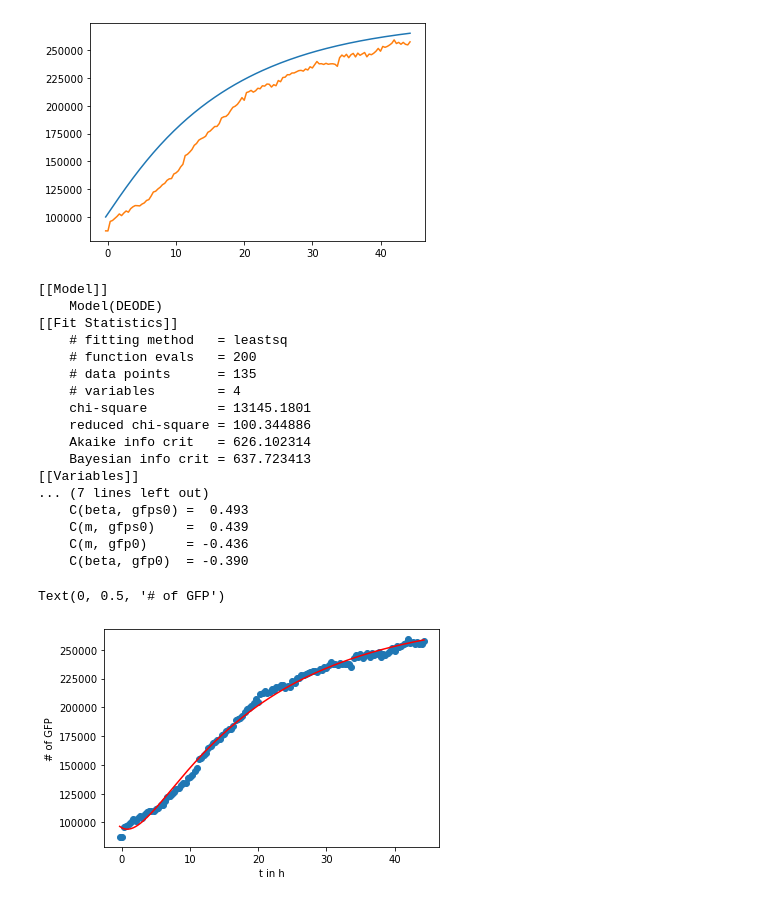
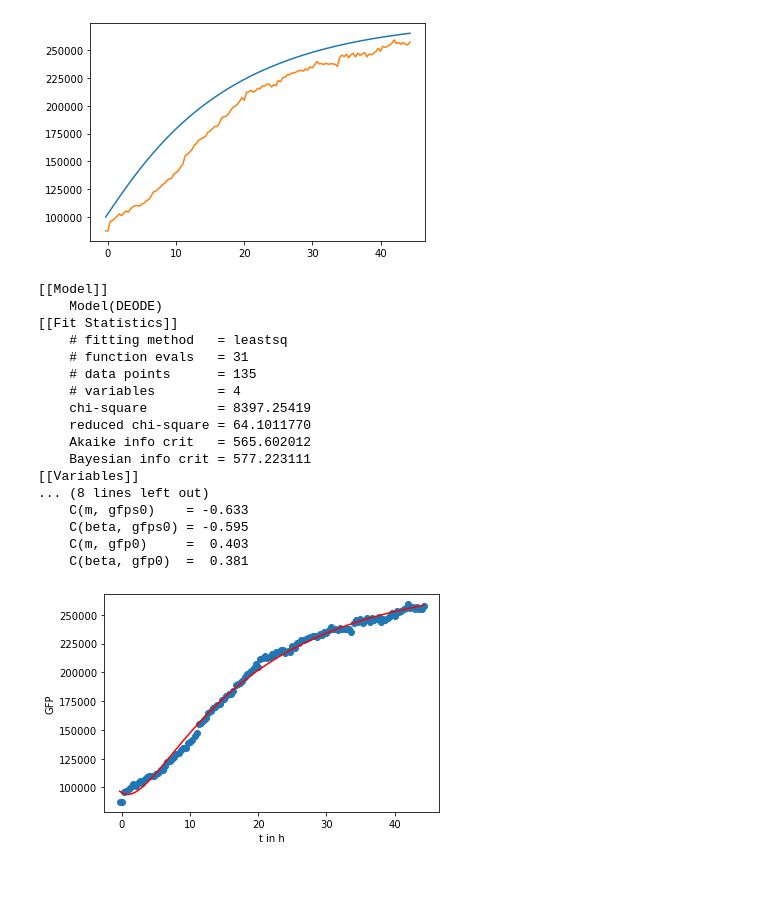
Before and after one commit to hstrey/DEGLITer2_modeling, a Jupyter notebook: first try.ipynb, the cells around one changed output. Drawn from its saved outputs; the diff is of its cells as text; code cells hidden in the pictures.

```diff
--- a/first try.ipynb
+++ b/first try.ipynb
@@ -135,7 +135,7 @@ for idx in col:
 # %% [output]
 [figure]
 # %%
-datay = data_illnp[:,3]
+datay = data_illnp[:,9]
 noise = np.sqrt(np.abs(datay))
 plt.plot(time_ill,datay)
 # %% [output]
@@ -196,25 +196,24 @@ print(out.fit_report(min_correl=0.25))
     Model(DEODE)
 [[Fit Statistics]]
     # fitting method   = leastsq
-    # function evals   = 200
+    # function evals   = 31
     # data points      = 135
     # variables        = 4
-    chi-square         = 13145.1801
-    reduced chi-square = 100.344886
-    Akaike info crit   = 626.102314
-    Bayesian info crit = 637.723413
+    chi-square         = 8397.25419
+    reduced chi-square = 64.1011770
+    Akaike info crit   = 565.602012
+    Bayesian info crit = 577.223111
 [[Variables]]
-... (7 lines left out)
-    C(beta, gfps0) =  0.493
-    C(m, gfps0)    =  0.439
-    C(m, gfp0)     = -0.436
-    C(beta, gfp0)  = -0.390
+... (8 lines left out)
+    C(m, gfps0)    = -0.633
+    C(beta, gfps0) = -0.595
+    C(m, gfp0)     =  0.403
+    C(beta, gfp0)  =  0.381
 # %%
 plt.plot(time_ill,datay,"o")
 plt.plot(time_ill, out.best_fit, 'r-')
 plt.xlabel("t in h")
-plt.ylabel("# of GFP")
-#plt.savefig("lq-fitted.png",format='png',dpi=300,bbox_inches='tight',facecolor="white",backgroundcolor="white")
+plt.ylabel("GFP")
+plt.savefig("continuous3.png",format='png',dpi=300,bbox_inches='tight',facecolor="white",backgroundcolor="white")
 # %% [output]
-Text(0, 0.5, '# of GFP')
-[figure, old version]
+[figure, new version]
```
Also changed, not shown: parts of 1 cell of this notebook, 2 other files.
